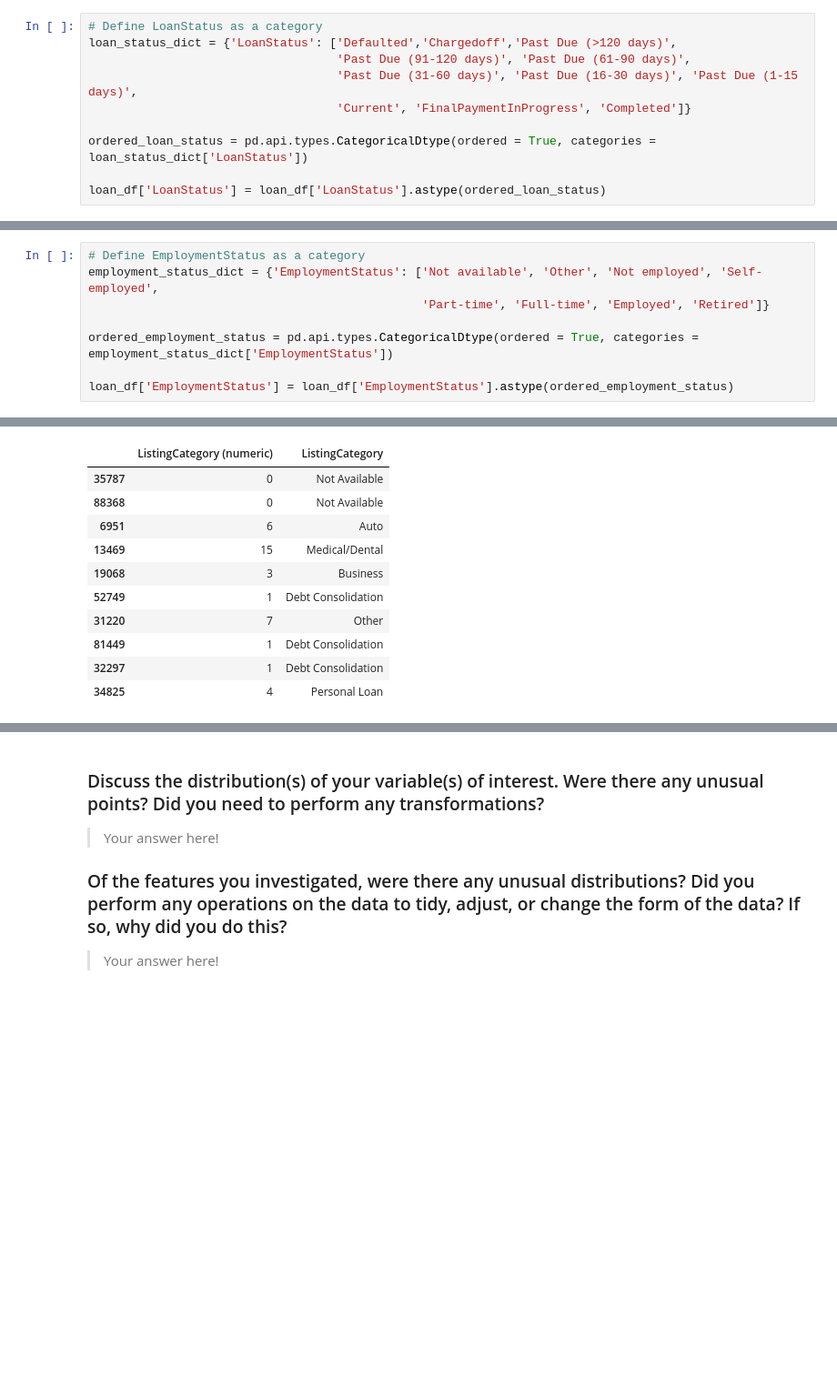
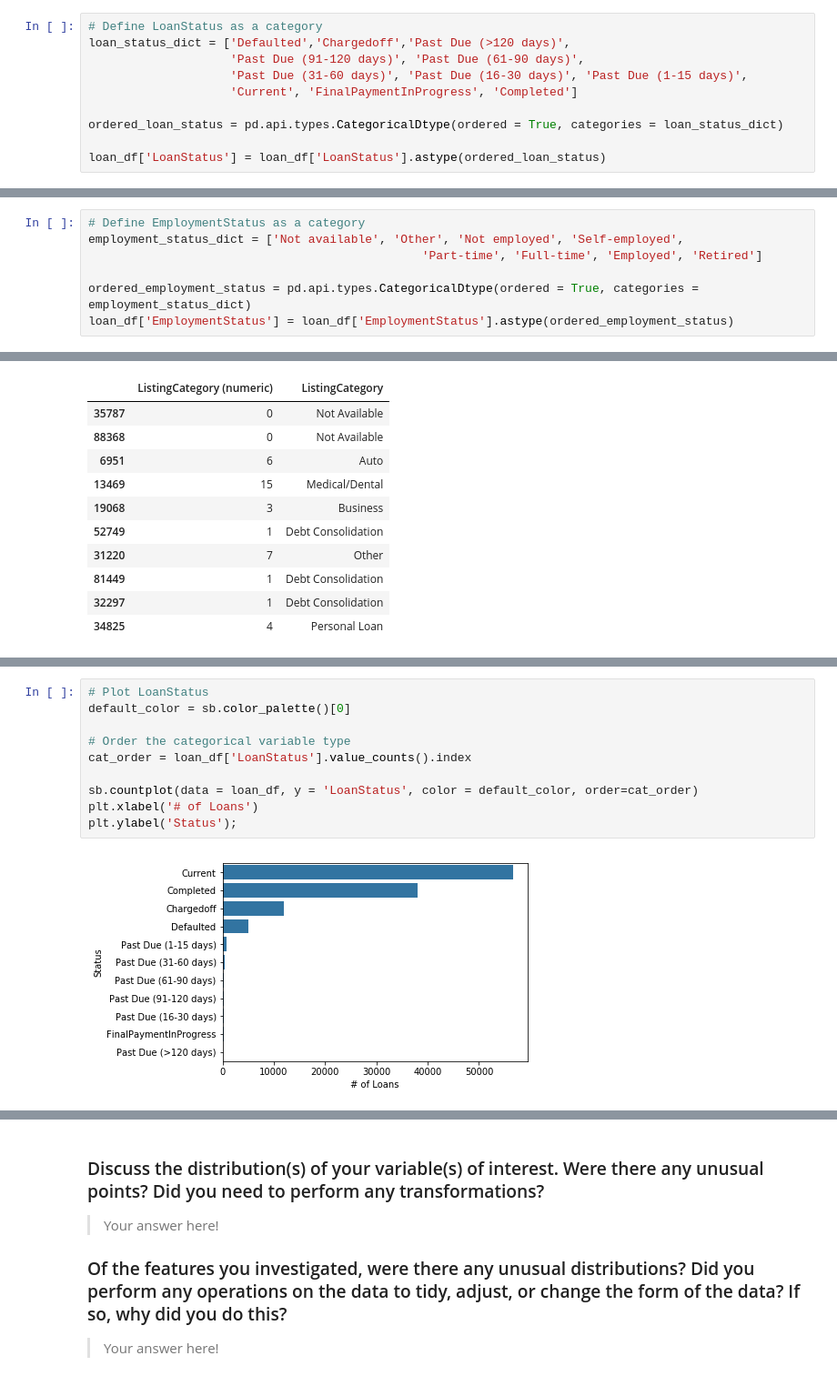
Before and after one commit to Ali-Elganzory/prosper-loans, a Jupyter notebook: prosperLoan_data_exploration.ipynb, the cells around one changed output, grey strips where cells are left out. Shown at 91% size. Saved outputs shown, nothing was run; the diff lists cells and outputs as text; blank space fills up the shorter version.

Commit message:
Add univariate charts

```diff
--- a/prosperLoan_data_exploration.ipynb
+++ b/prosperLoan_data_exploration.ipynb
@@ -99,12 +99,12 @@ array(['Completed', 'Current', 'Past Due (1-15 days)', 'Defaulted',
        'Past Due (>120 days)'], dtype=object)
 # %%
 # Define LoanStatus as a category
-loan_status_dict = {'LoanStatus': ['Defaulted','Chargedoff','Past Due (>120 days)',
-                                   'Past Due (91-120 days)', 'Past Due (61-90 days)',
-                                   'Past Due (31-60 days)', 'Past Due (16-30 days)', 'Past Due (1-15 days)',
-                                   'Current', 'FinalPaymentInProgress', 'Completed']}
+loan_status_dict = ['Defaulted','Chargedoff','Past Due (>120 days)',
+                    'Past Due (91-120 days)', 'Past Due (61-90 days)',
+                    'Past Due (31-60 days)', 'Past Due (16-30 days)', 'Past Due (1-15 days)',
+                    'Current', 'FinalPaymentInProgress', 'Completed']
 
-ordered_loan_status = pd.api.types.CategoricalDtype(ordered = True, categories = loan_status_dict['LoanStatus'])
+ordered_loan_status = pd.api.types.CategoricalDtype(ordered = True, categories = loan_status_dict)
 
 loan_df['LoanStatus'] = loan_df['LoanStatus'].astype(ordered_loan_status)
 # %%
@@ -118,11 +118,10 @@ array(['Self-employed', 'Employed', 'Not available', 'Full-time', 'Other',
 loan_df['EmploymentStatus'].fillna(value='Not available', inplace=True)
 # %%
 # Define EmploymentStatus as a category
-employment_status_dict = {'EmploymentStatus': ['Not available', 'Other', 'Not employed', 'Self-employed',
-                                               'Part-time', 'Full-time', 'Employed', 'Retired']}
+employment_status_dict = ['Not available', 'Other', 'Not employed', 'Self-employed',
+                                               'Part-time', 'Full-time', 'Employed', 'Retired']
 
-ordered_employment_status = pd.api.types.CategoricalDtype(ordered = True, categories = employment_status_dict['EmploymentStatus'])
-
+ordered_employment_status = pd.api.types.CategoricalDtype(ordered = True, categories = employment_status_dict)
 loan_df['EmploymentStatus'] = loan_df['EmploymentStatus'].astype(ordered_employment_status)
 # %%
 # Decode ListingCategory (numeric) feature
@@ -184,0 +179,12 @@ you plan on investigating next.
+# %%
+# Plot LoanStatus
+default_color = sb.color_palette()[0]
+
+# Order the categorical variable type
+cat_order = loan_df['LoanStatus'].value_counts().index
+
+sb.countplot(data = loan_df, y = 'LoanStatus', color = default_color, order=cat_order)
+plt.xlabel('# of Loans')
+plt.ylabel('Status');
+# %% [output]
+[figure, added]
```
Also changed, not shown: parts of 25 cells of this notebook.
